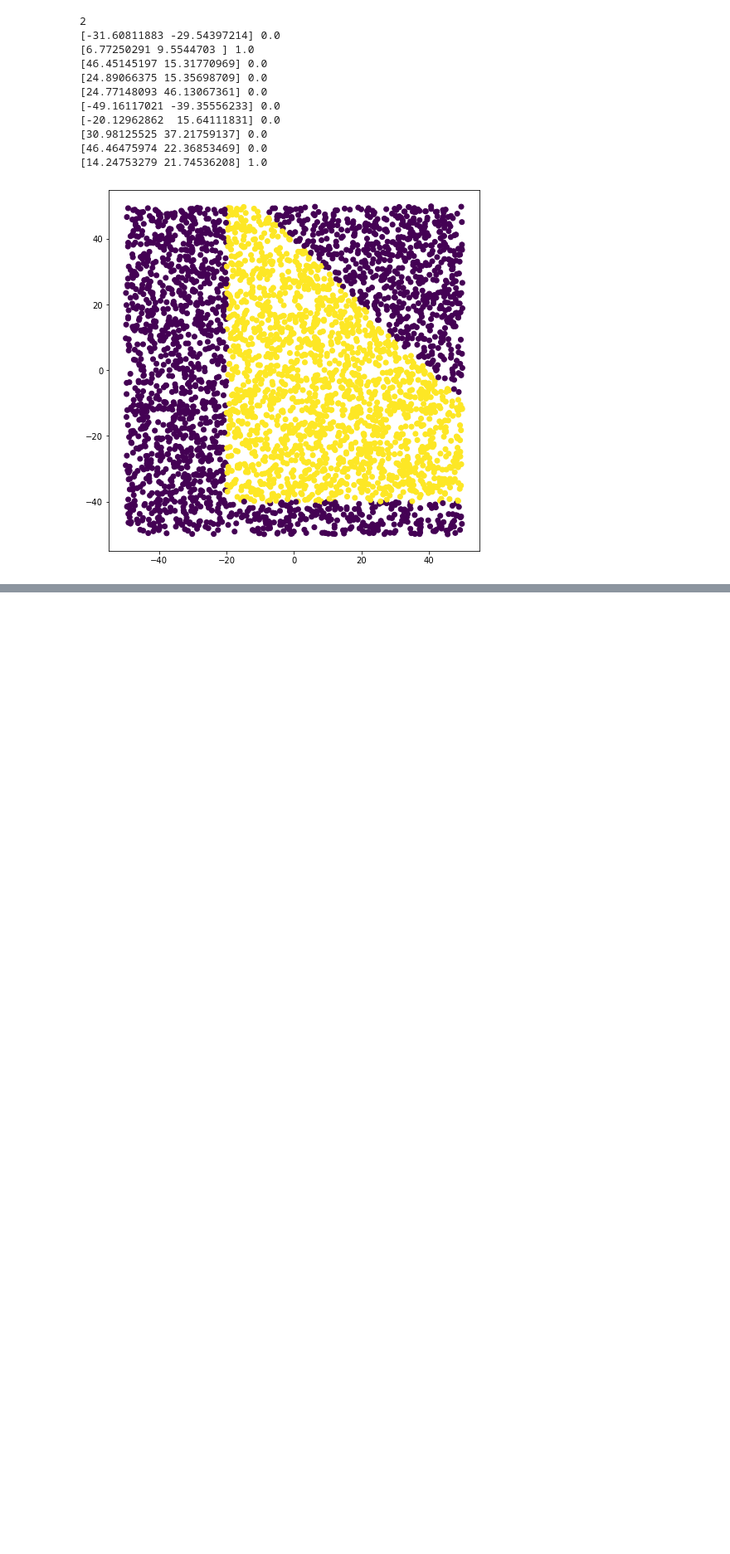
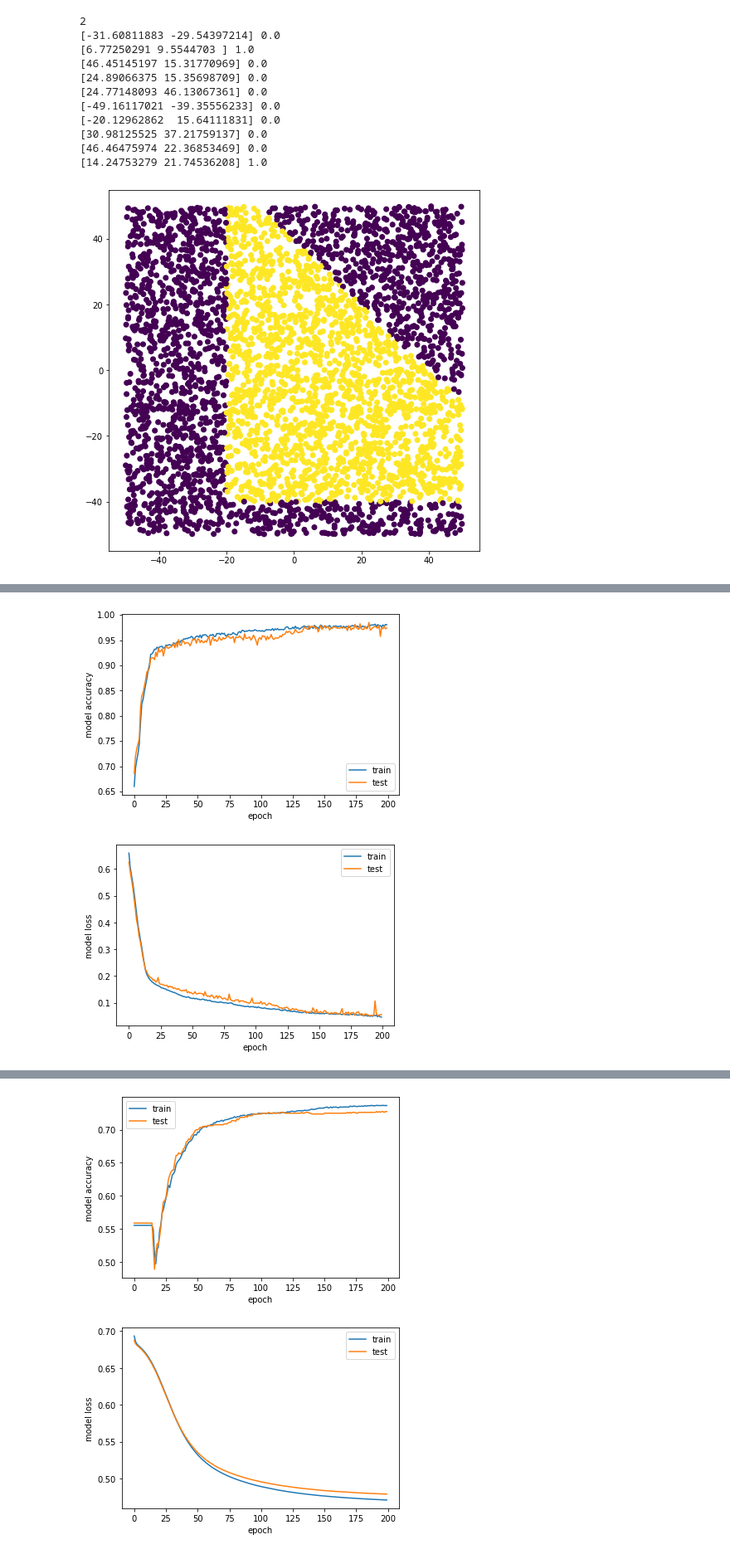
Before and after one commit to emersonvero/LoCP2, a Jupyter notebook: 02_DNN/Emerson_Draft.ipynb, the cells around one changed output, grey strips where cells are left out. Shown at 83% size. Cells and saved outputs as stored; diff of their text form; code cells hidden in the pictures; blank space fills up the shorter version.

```diff
--- a/02_DNN/Emerson_Draft.ipynb
+++ b/02_DNN/Emerson_Draft.ipynb
@@ -247,0 +233,5 @@ plt.show
+# %%
+model1, model2, history1, history2, X_test, Y_test = train_and_plot("data(reduced)", "labels(reduced)", k=0.8)
+analysis(model1, history1, X_test, Y_test)
+analysis(model2, history2,  X_test, Y_test)
+# %% [output]
@@ -247,0 +240,2 @@ plt.show
+[figure, added]
+[figure, added]
@@ -247,0 +244,2 @@ plt.show
+[figure, added]
+[figure, added]
```
Also changed, not shown: parts of 13 cells of this notebook.
